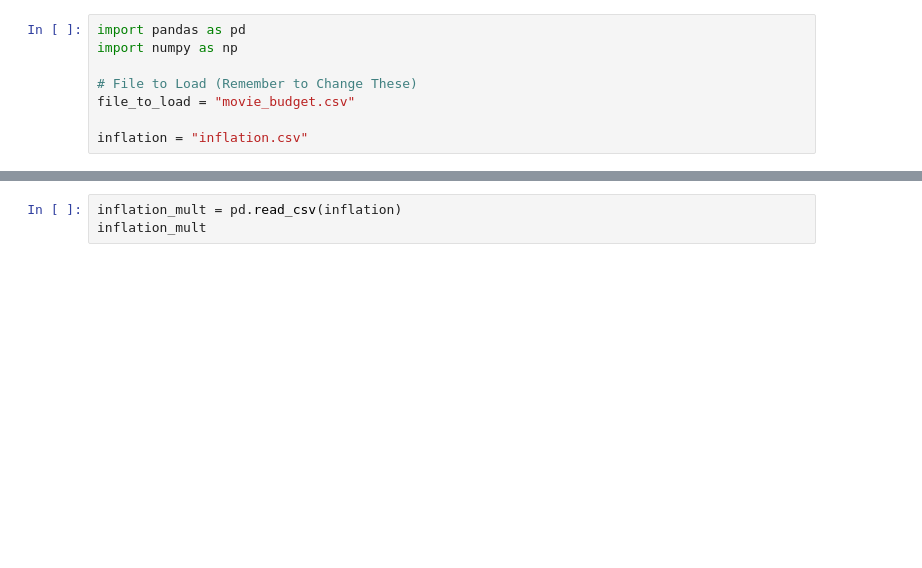
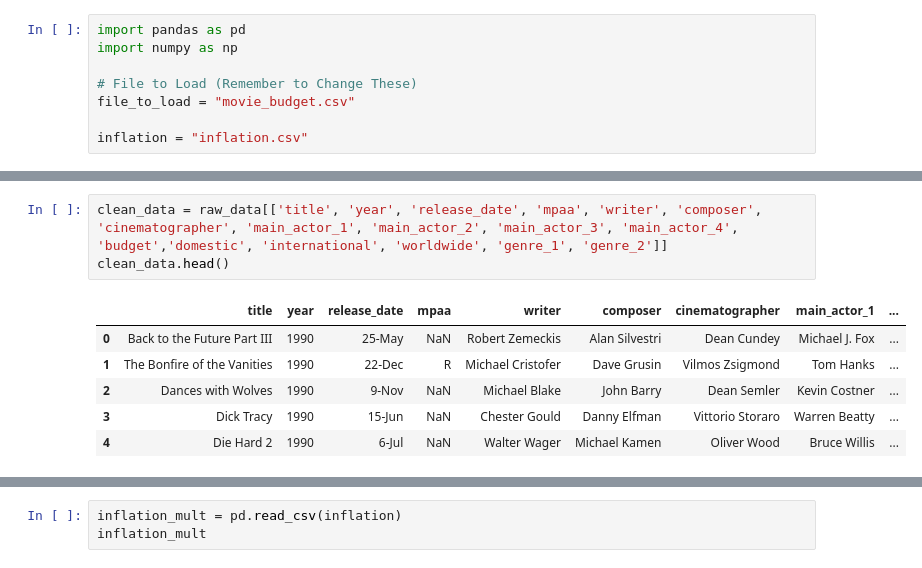
Before and after one commit to annammelnik/Project_1, a Jupyter notebook: revenue/Untitled.ipynb, the cells around one changed output, grey strips where cells are left out. Drawn from its saved outputs; the diff is of its cells as text; blank space fills up the shorter version.

```diff
--- a/revenue/Untitled.ipynb
+++ b/revenue/Untitled.ipynb
@@ -20,0 +27,10 @@ raw_data.head()
+# %%
+clean_data = raw_data[['title', 'year', 'release_date', 'mpaa', 'writer', 'composer', 'cinematographer', 'main_actor_1', 'main_actor_2', 'main_actor_3', 'main_actor_4', 'budget','domestic', 'international', 'worldwide', 'genre_1', 'genre_2']]
+clean_data.head()
+# %% [output]
+|  | title | year | release_date | mpaa | writer | composer | cinematographer | main_actor_1 | ... |
+| 0 | Back to the Future Part III | 1990 | 25-May | NaN | Robert Zemeckis | Alan Silvestri | Dean Cundey | Michael J. Fox | ... |
+| 1 | The Bonfire of the Vanities | 1990 | 22-Dec | R | Michael Cristofer | Dave Grusin | Vilmos Zsigmond | Tom Hanks | ... |
+| 2 | Dances with Wolves | 1990 | 9-Nov | NaN | Michael Blake | John Barry | Dean Semler | Kevin Costner | ... |
+| 3 | Dick Tracy | 1990 | 15-Jun | NaN | Chester Gould | Danny Elfman | Vittorio Storaro | Warren Beatty | ... |
+| 4 | Die Hard 2 | 1990 | 6-Jul | NaN | Walter Wager | Michael Kamen | Oliver Wood | Bruce Willis | ... |
```
Also changed, not shown: parts of 3 cells of this notebook, 3 other files.
